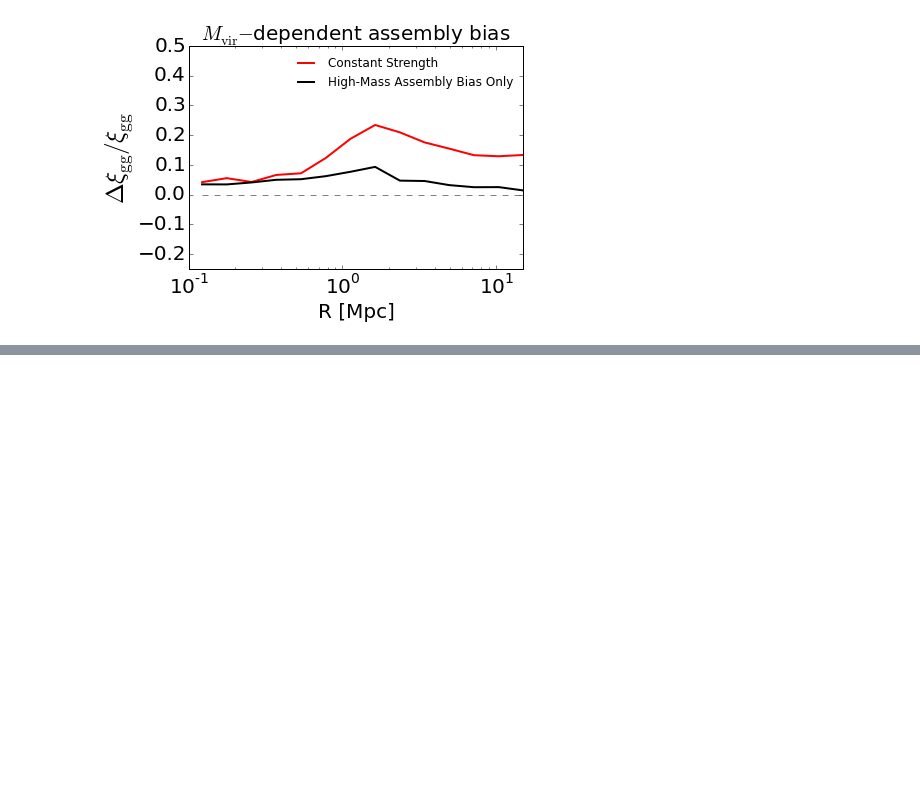
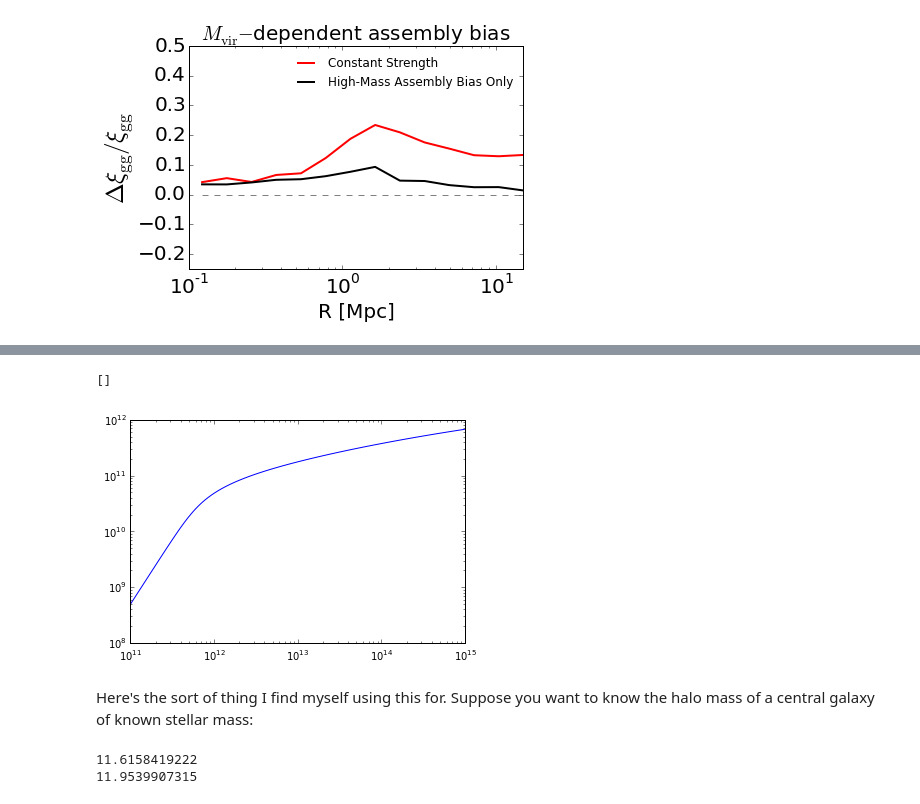
Before and after one commit to parejkoj/halotools, a Jupyter notebook: hearin15_demo.ipynb, the cells around one changed output, grey strips where cells are left out. Saved outputs shown, nothing was run; the diff lists cells and outputs as text; code cells hidden in the pictures; blank space fills up the shorter version.

```diff
--- a/hearin15_demo.ipynb
+++ b/hearin15_demo.ipynb
@@ -286,0 +314,19 @@ plt.legend(frameon = False)
+# %%
+from halotools.empirical_models import Behroozi10SmHm
+beh = Behroozi10SmHm()
+# %%
+sm = beh.mean_stellar_mass(prim_haloprop = mass)
+# %%
+plt.plot(mass, sm)
+plt.loglog()
+# %% [output]
+[]
+[figure, added]
+# %% [markdown]
+Here's the sort of thing I find myself using this for. Suppose you want to know the halo mass of a central galaxy of known stellar mass:
+# %%
+print(beh.mean_log_halo_mass(log_stellar_mass = 10.1))
+print(beh.mean_log_halo_mass(log_stellar_mass = 10.1, redshift = 2))
+# %% [output]
+11.6158419222
+11.9539907315
```
Also changed, not shown: parts of 8 cells of this notebook.
